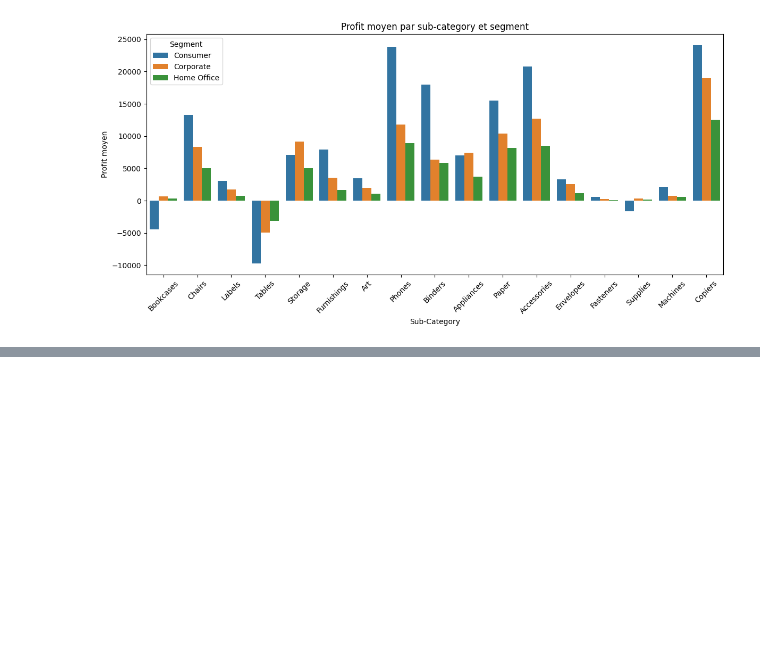
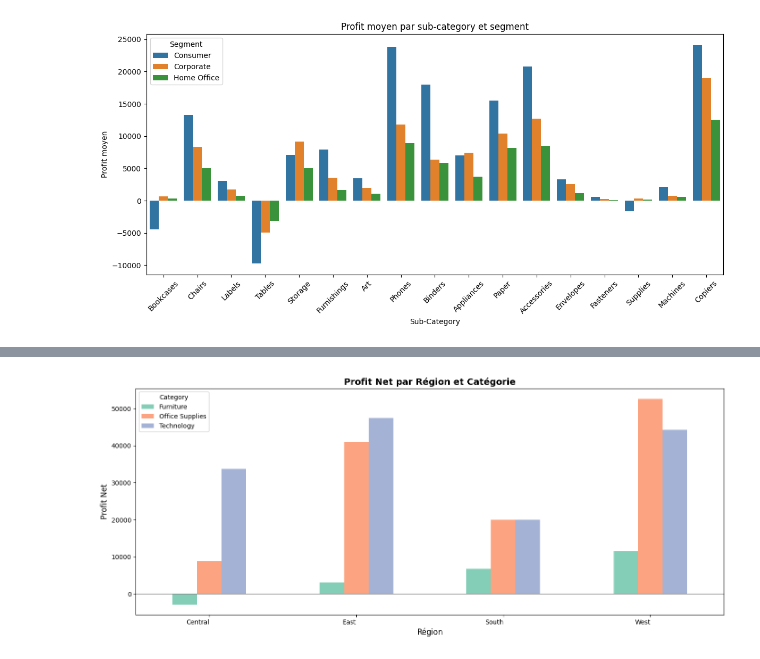
Before and after one commit to SylvainVassr/Data-Analyst-Warmup-Project, a Jupyter notebook: Projet3/Projet3.ipynb, the cells around one changed output, grey strips where cells are left out. Drawn from its saved outputs; the diff is of its cells as text; code cells hidden in the pictures; blank space fills up the shorter version.

```diff
--- a/Projet3/Projet3.ipynb
+++ b/Projet3/Projet3.ipynb
@@ -425,0 +563,27 @@ The `ci` parameter is deprecated. Use `errorbar=None` for the same effect.
+# %%
+import seaborn as sns
+import matplotlib.pyplot as plt
+
+# Calcul du profit net par catégorie et région
+profit_region = df_analysis.groupby(['Region', 'Category'])['Profit'].sum().unstack()
+
+# Choisir la palette Set2
+palette = sns.color_palette("Set2", len(profit_region.columns))
+
+# Création du graphique
+profit_region.plot(kind='bar', figsize=(14, 6), color=palette, alpha=0.8)
+
+# Ajouter la ligne Y = 0
+plt.axhline(0, color='gray', linestyle='-', linewidth=1)
+
+# Titre et labels
+plt.title('Profit Net par Région et Catégorie', fontsize=14, fontweight='bold')
+plt.xlabel('Région', fontsize=12)
+plt.ylabel('Profit Net', fontsize=12)
+plt.xticks(rotation=0, ha='right')
+
+# Affichage
+plt.tight_layout()
+plt.show()
+# %% [output]
+[figure, added]
```
Also changed, not shown: parts of 6 cells of this notebook, 2 other files.
